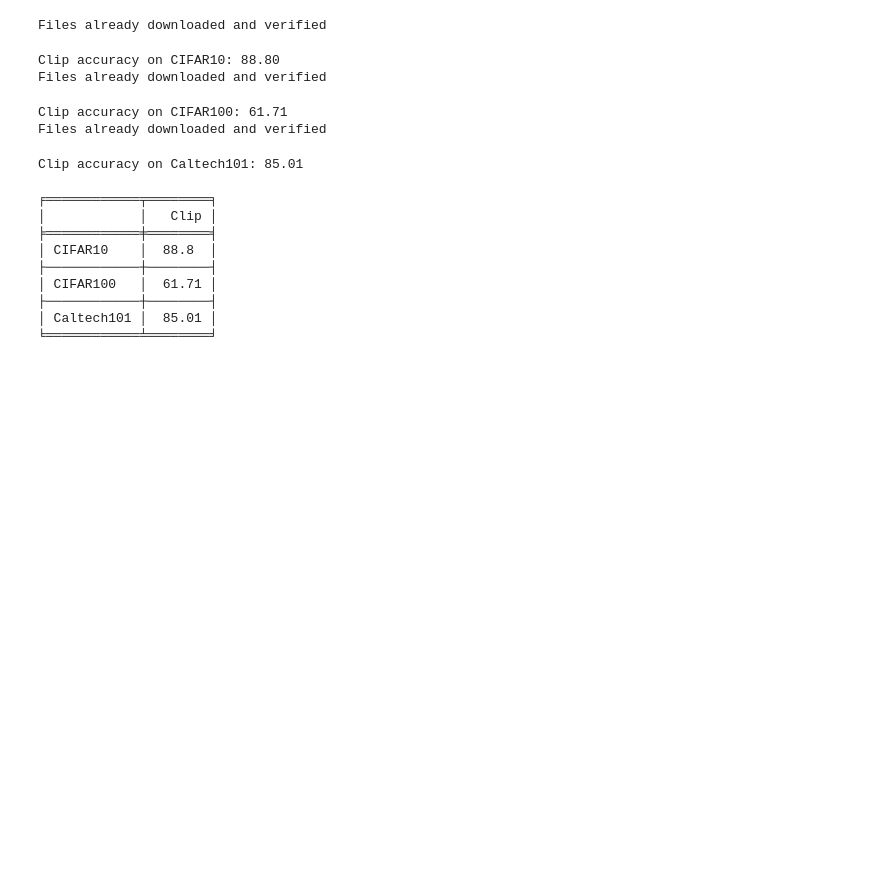
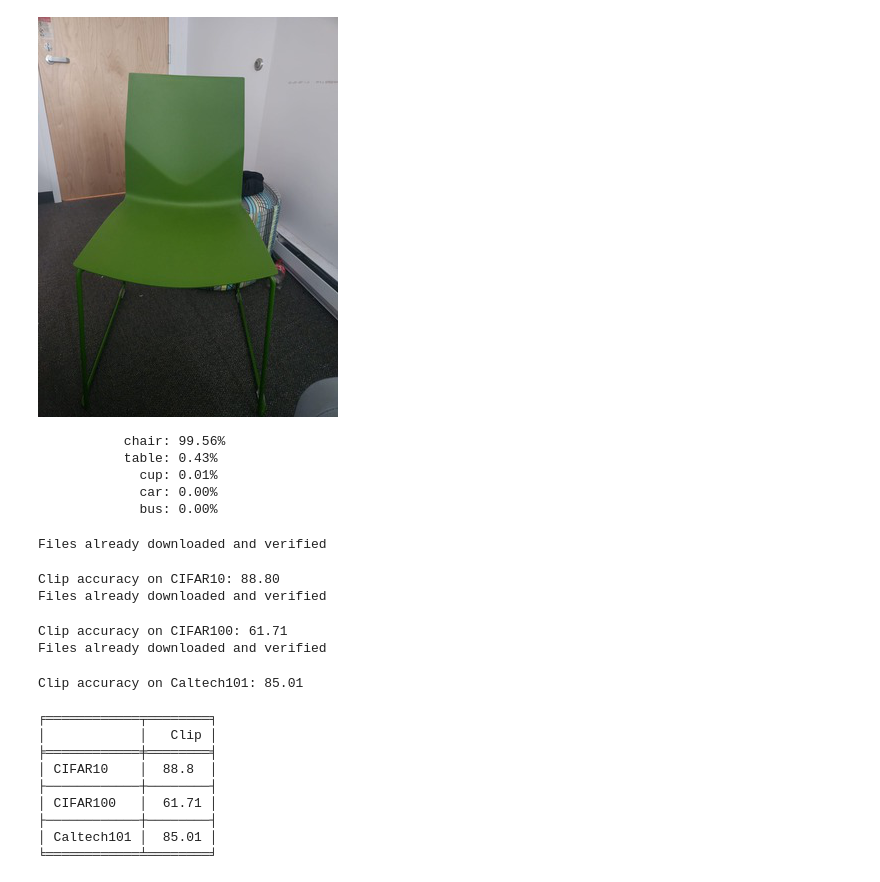
Before and after one commit to Jalend15/IMPART, a Jupyter notebook: classification.ipynb, the cells around one changed output. Saved outputs shown, nothing was run; the diff lists cells and outputs as text; code cells hidden in the pictures; blank space fills up the shorter version.

```diff
--- a/classification.ipynb
+++ b/classification.ipynb
@@ -1,14 +1,22 @@
 # %%
 from PIL import Image
 from IPython.display import display
 from zero_shot_classifier import ZeroShotClassifier
 from vlm.clip import Clip
 
 clf = ZeroShotClassifier()
 model = Clip()
 
-image = Image.open("../CLIP.png")
-image.show()
+image = Image.open("./chair.jpeg")
+display(image)
+clf.predict(model, image, ["table", "chair", "cup", "bus", "car"])
+# %% [output]
+[figure, added]
+           chair: 99.56%
+           table: 0.43%
+             cup: 0.01%
+             car: 0.00%
+             bus: 0.00%
 # %%
 import utils
 from torchvision.datasets import CIFAR100, CIFAR10, Caltech101
```
Also changed, not shown: parts of 1 cell of this notebook, 5 other files.
